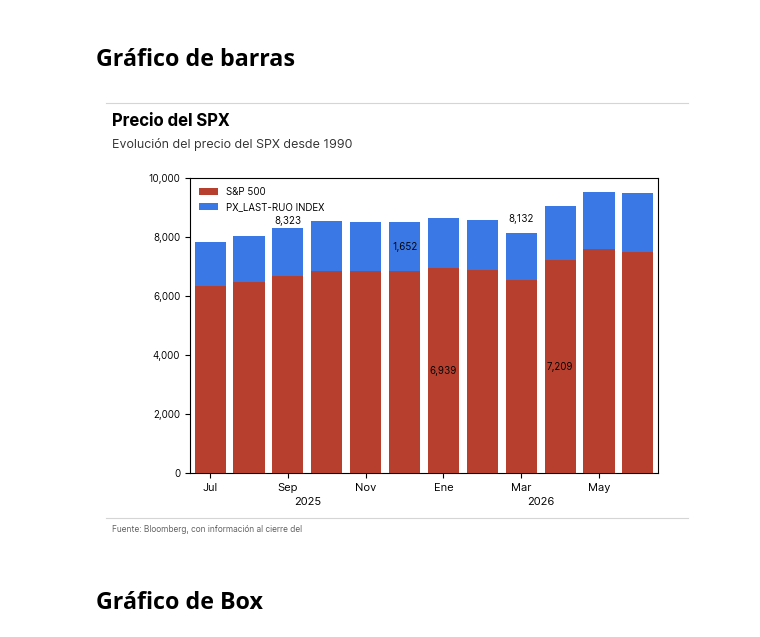
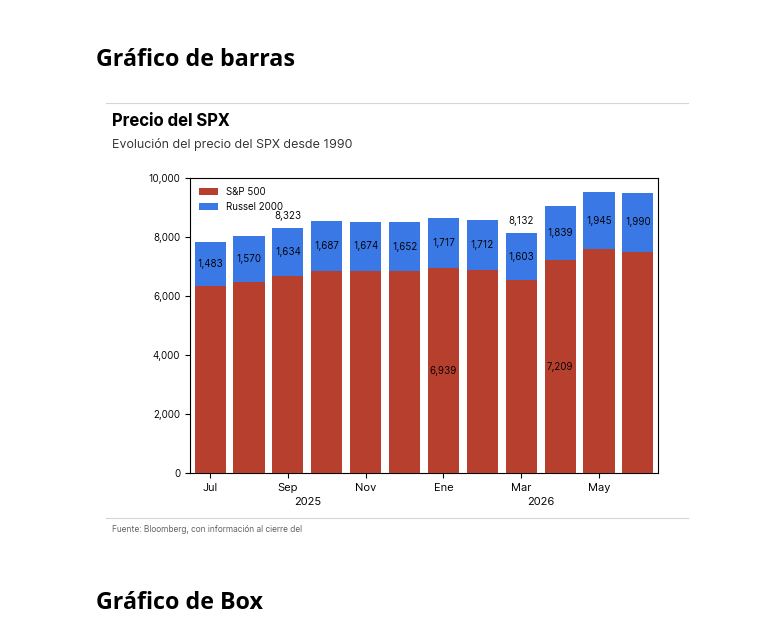
Before and after one commit to jc-ocampob/helpers_ps, a Jupyter notebook: Demo_Graphs.ipynb, the cells around one changed output. Drawn from its saved outputs; the diff is of its cells as text; code cells hidden in the pictures.

```diff
--- a/Ejemplos.ipynb
+++ b/Demo_Graphs.ipynb
@@ -137,7 +137,7 @@ _data_bar = _data_bar.tail(12)
 graph = Graph_mtplt(dataframe = _data_bar)
 graph.graph_bar(
     tickers = "all",
-    labels = ["S&P 500"],
+    labels = ["S&P 500", "Russel 2000"],
     colors = PALETA_COLORES[3],
     titles=dict(
         title="Precio del SPX",
@@ -153,41 +153,44 @@ graph.graph_bar(
         "1": dict(
             ticker="PX_LAST-SPX INDEX",
             x_values = ["2026-04-30", "2026-01-31"],
             template = "{y_value:,.0f}",
-            bg_color="None",
-            ubic_etq=(0,0)
+            tag=dict(
+                bg_color="None",
+            )
         ),
         "2": dict(
             ticker="PX_LAST-RUO INDEX",
-            x_values = ["2025-12-31", "2026-11-30"],
+            x_values="all",
             template = "{y_value:,.0f}",
-            bg_color="None",
-            ubic_etq=(0,0)
+            tag=dict(
+                bg_color="None",
+            )
         ),
     },
     bar_tags={
         "1": dict(
             ticker="PX_LAST-SPX INDEX",
             x_values = ["2025-09-30", "2026-03-31"],
             template = "{total_value:,.0f}",
-            bg_color="None",
-            ubic_etq=(0,0),
+            tag=dict(
+                bg_color="None",
+            ),
             show="stack_total"
         ),
     },
     x_axis=dict(
         tick_step=2,
         fontsize=8,
         bbg_format=True,
         fmt="%Y-%m",
         ),
     legend=dict(
         show=True,
         ncol=1
     )
 )
 # %% [output]
-[figure, old version]
+[figure, new version]
 # %% [markdown]
 ## Gráfico de Box
 # %%
```
Also changed, not shown: parts of 1 cell of this notebook, 16 other files.
